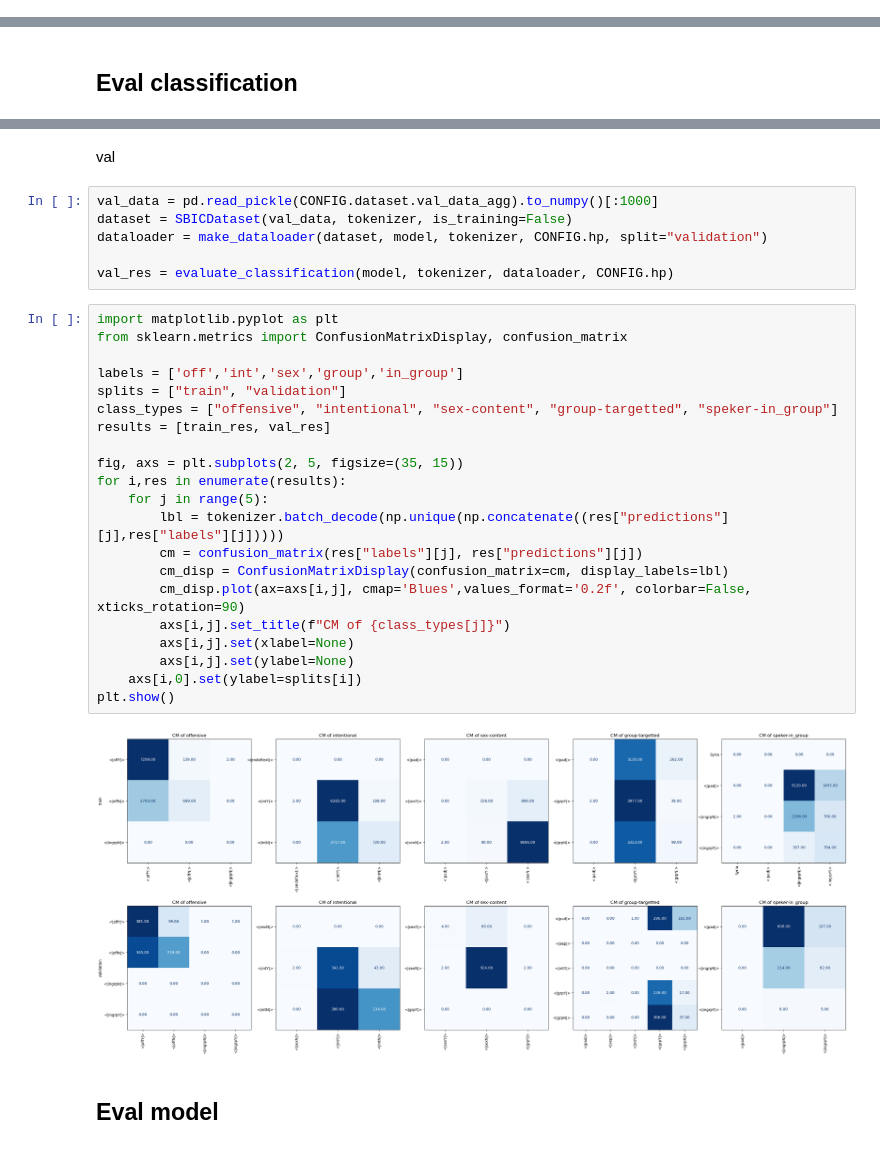
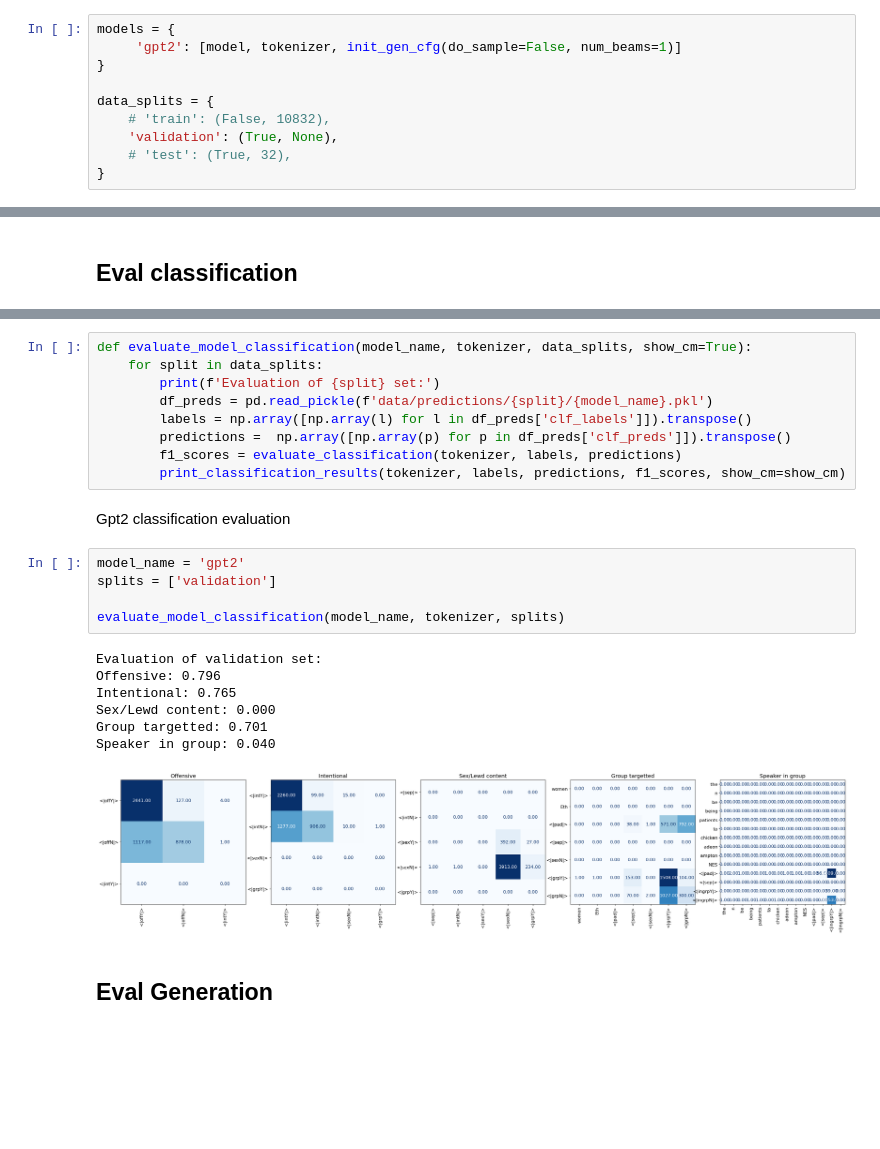
Before and after one commit to matteoperiani2/social_bias_framework, a Jupyter notebook: test_models.ipynb, the cells around one changed output, grey strips where cells are left out. Saved outputs shown, nothing was run; the diff lists cells and outputs as text; blank space fills up the shorter version.

```diff
--- a/test_models.ipynb
+++ b/test_models.ipynb
@@ -31,0 +51,10 @@ Model sep token: 50258
+# %%
+models = {
+     'gpt2': [model, tokenizer, init_gen_cfg(do_sample=False, num_beams=1)]
+}
+
+data_splits = {
+    # 'train': (False, 10832),
+    'validation': (True, None),
+    # 'test': (True, 32),
+}
@@ -42,33 +80,26 @@ train_res = evaluate_classification(model, tokenizer, dataloader, CONFIG.hp)
-# %% [markdown]
-val
-# %%
-val_data = pd.read_pickle(CONFIG.dataset.val_data_agg).to_numpy()[:1000]
-dataset = SBICDataset(val_data, tokenizer, is_training=False)
-dataloader = make_dataloader(dataset, model, tokenizer, CONFIG.hp, split="validation")
-
-val_res = evaluate_classification(model, tokenizer, dataloader, CONFIG.hp)
-# %%
-import matplotlib.pyplot as plt
-from sklearn.metrics import ConfusionMatrixDisplay, confusion_matrix
-
-labels = ['off','int','sex','group','in_group']
-splits = ["train", "validation"]
-class_types = ["offensive", "intentional", "sex-content", "group-targetted", "speker-in_group"]
-results = [train_res, val_res]
-
-fig, axs = plt.subplots(2, 5, figsize=(35, 15))
-for i,res in enumerate(results):
-    for j in range(5):
-        lbl = tokenizer.batch_decode(np.unique(np.concatenate((res["predictions"][j],res["labels"][j]))))
-        cm = confusion_matrix(res["labels"][j], res["predictions"][j])
-        cm_disp = ConfusionMatrixDisplay(confusion_matrix=cm, display_labels=lbl)
-        cm_disp.plot(ax=axs[i,j], cmap='Blues',values_format='0.2f', colorbar=False, xticks_rotation=90)
-        axs[i,j].set_title(f"CM of {class_types[j]}")
-        axs[i,j].set(xlabel=None)
-        axs[i,j].set(ylabel=None)
-    axs[i,0].set(ylabel=splits[i])
-plt.show()
-# %% [output]
-[figure, removed]
+# %%
+def evaluate_model_classification(model_name, tokenizer, data_splits, show_cm=True):
+    for split in data_splits:
+        print(f'Evaluation of {split} set:')
+        df_preds = pd.read_pickle(f'data/predictions/{split}/{model_name}.pkl')
+        labels = np.array([np.array(l) for l in df_preds['clf_labels']]).transpose()
+        predictions =  np.array([np.array(p) for p in df_preds['clf_preds']]).transpose()
+        f1_scores = evaluate_classification(tokenizer, labels, predictions)
+        print_classification_results(tokenizer, labels, predictions, f1_scores, show_cm=show_cm)
+# %% [markdown]
+Gpt2 classification evaluation
+# %%
+model_name = 'gpt2'
+splits = ['validation']
+
+evaluate_model_classification(model_name, tokenizer, splits)
+# %% [output]
+Evaluation of validation set:
+Offensive: 0.796
+Intentional: 0.765
+Sex/Lewd content: 0.000
+Group targetted: 0.701
+Speaker in group: 0.040
+[figure, added]
 # %% [markdown]
-## Eval model
+## Eval Generation
```
Also changed, not shown: parts of 20 cells of this notebook, 12 other files.
